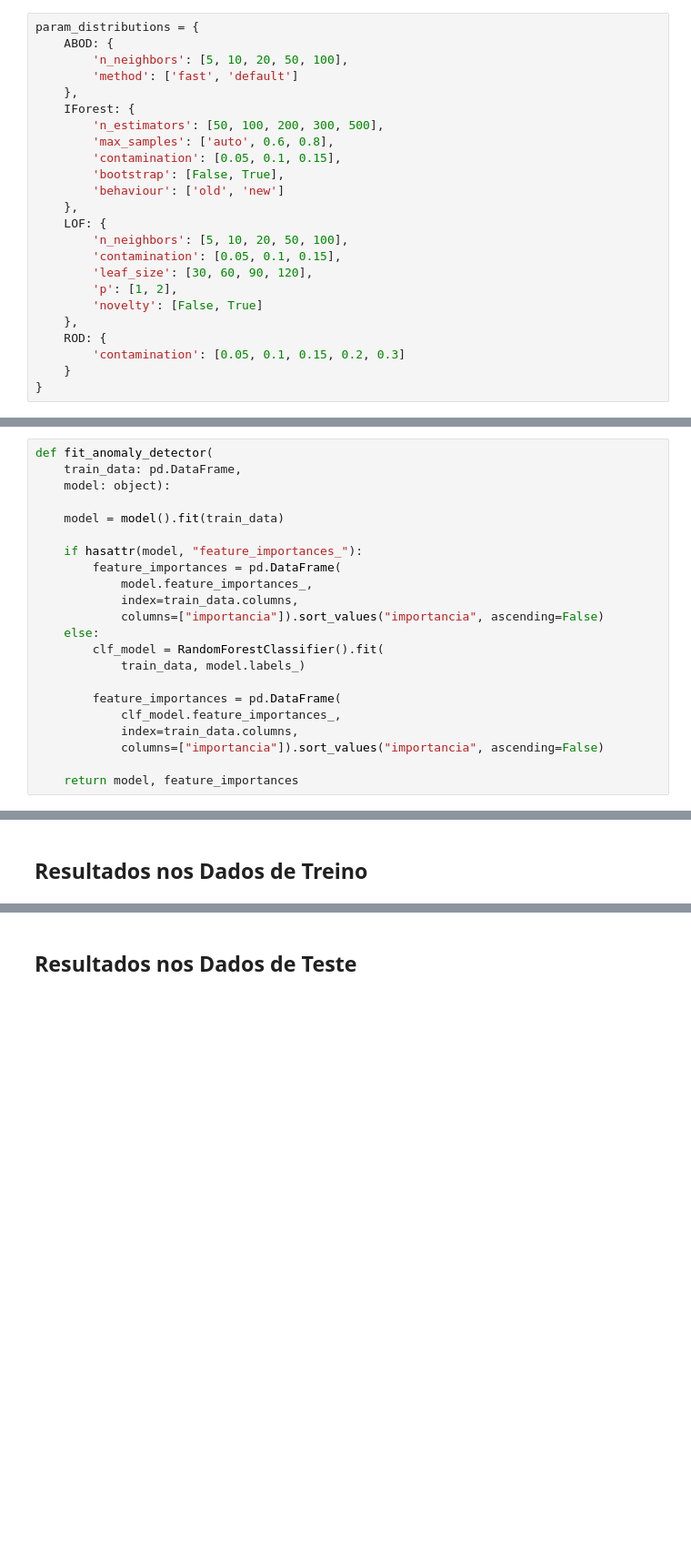
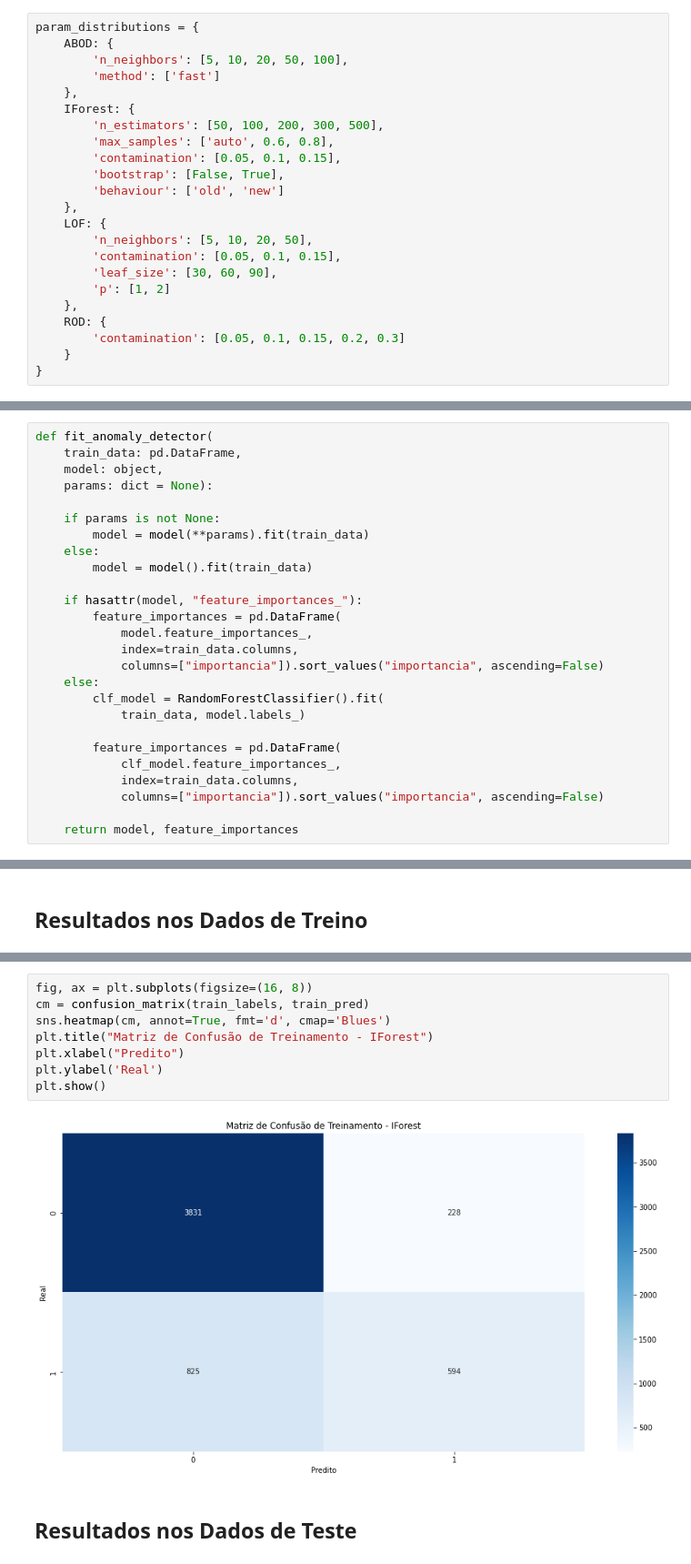
Before and after one commit to AlexandreSaback/tcc_anomaly_detection, a Jupyter notebook: explorations/AD_04_FineTuning.ipynb, the cells around one changed output, grey strips where cells are left out. Shown at 91% size. Cells and saved outputs as stored; diff of their text form; blank space fills up the shorter version.

Commit message:
Update AD_04_FineTuning with preprocess_pipeline improvements and results visualization

```diff
--- a/explorations/AD_04_FineTuning.ipynb
+++ b/explorations/AD_04_FineTuning.ipynb
@@ -221,7 +239,7 @@ def randomized_fine_tune_model(
 param_distributions = {
     ABOD: {
         'n_neighbors': [5, 10, 20, 50, 100],
-        'method': ['fast', 'default']
+        'method': ['fast']
     },
     IForest: {
         'n_estimators': [50, 100, 200, 300, 500],
@@ -231,11 +249,10 @@ param_distributions = {
         'behaviour': ['old', 'new']
     },
     LOF: {
-        'n_neighbors': [5, 10, 20, 50, 100],
+        'n_neighbors': [5, 10, 20, 50],
         'contamination': [0.05, 0.1, 0.15],
-        'leaf_size': [30, 60, 90, 120],
-        'p': [1, 2],
-        'novelty': [False, True]
+        'leaf_size': [30, 60, 90],
+        'p': [1, 2]
     },
     ROD: {
         'contamination': [0.05, 0.1, 0.15, 0.2, 0.3]
@@ -313,9 +345,13 @@ with open(f'{MODULE_PATH}/explorations/artifacts/fine_tuning_results.pkl', 'rb')
 # %%
 def fit_anomaly_detector(
     train_data: pd.DataFrame,
-    model: object):
+    model: object,
+    params: dict = None):
 
-    model = model().fit(train_data)
+    if params is not None:
+        model = model(**params).fit(train_data)
+    else:
+        model = model().fit(train_data)
 
     if hasattr(model, "feature_importances_"):
         feature_importances = pd.DataFrame(
@@ -543,2 +483,12 @@ plot_confusion_matrices(results_dict=train_results_dict)
+# %%
+fig, ax = plt.subplots(figsize=(16, 8))
+cm = confusion_matrix(train_labels, train_pred)
+sns.heatmap(cm, annot=True, fmt='d', cmap='Blues')
+plt.title("Matriz de Confusão de Treinamento - IForest")
+plt.xlabel("Predito")
+plt.ylabel('Real')
+plt.show()
+# %% [output]
+[figure, added]
 # %% [markdown]
 ## Resultados nos Dados de Teste
```
Also changed, not shown: parts of 23 cells of this notebook.
